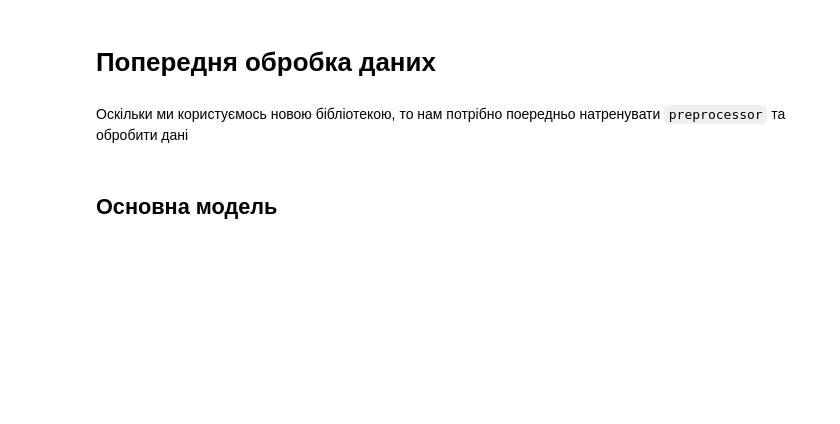
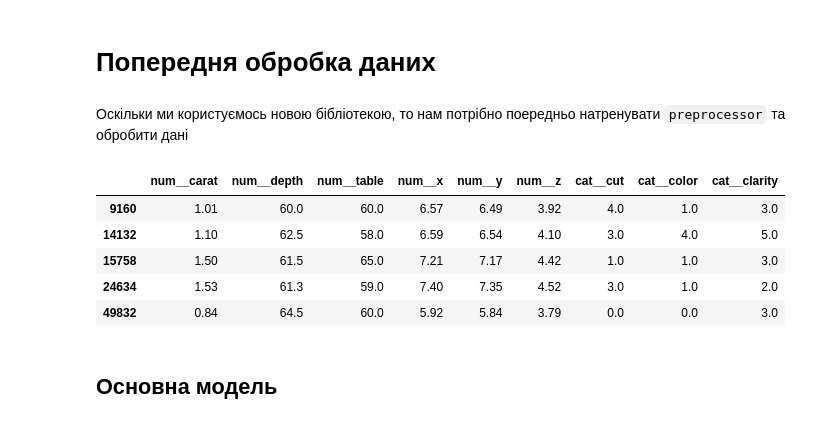
Before and after one commit to HalyshAnton/Python-AI, a Jupyter notebook: lightgbm.ipynb, the cells around one changed output. Saved outputs shown, nothing was run; the diff lists cells and outputs as text; code cells hidden in the pictures; blank space fills up the shorter version.

```diff
--- a/lightgbm.ipynb
+++ b/lightgbm.ipynb
@@ -206,7 +214,18 @@ ColumnTransformer(transformers=[('num',
 # %% [markdown]
 Оскільки ми користуємось новою бібліотекою, то нам потрібно поередньо натренувати `preprocessor` та обробити дані
 # %%
-X_train = preprocessor.fit_transform(X_train)
-X_test = preprocessor.transform(X_test)
+preprocessor.fit(X_train)
+
+X_train_prep = preprocessor.transform(X_train)
+X_test_prep = preprocessor.transform(X_test)
+
+X_train_prep.head(5)
+# %% [output]
+|  | num__carat | num__depth | num__table | num__x | num__y | num__z | cat__cut | cat__color | cat__clarity |
+| 9160 | 1.01 | 60.0 | 60.0 | 6.57 | 6.49 | 3.92 | 4.0 | 1.0 | 3.0 |
+| 14132 | 1.10 | 62.5 | 58.0 | 6.59 | 6.54 | 4.10 | 3.0 | 4.0 | 5.0 |
+| 15758 | 1.50 | 61.5 | 65.0 | 7.21 | 7.17 | 4.42 | 1.0 | 1.0 | 3.0 |
+| 24634 | 1.53 | 61.3 | 59.0 | 7.40 | 7.35 | 4.52 | 3.0 | 1.0 | 2.0 |
+| 49832 | 0.84 | 64.5 | 60.0 | 5.92 | 5.84 | 3.79 | 0.0 | 0.0 | 3.0 |
 # %% [markdown]
 ## Основна модель
```
Also changed, not shown: parts of 18 cells of this notebook.
